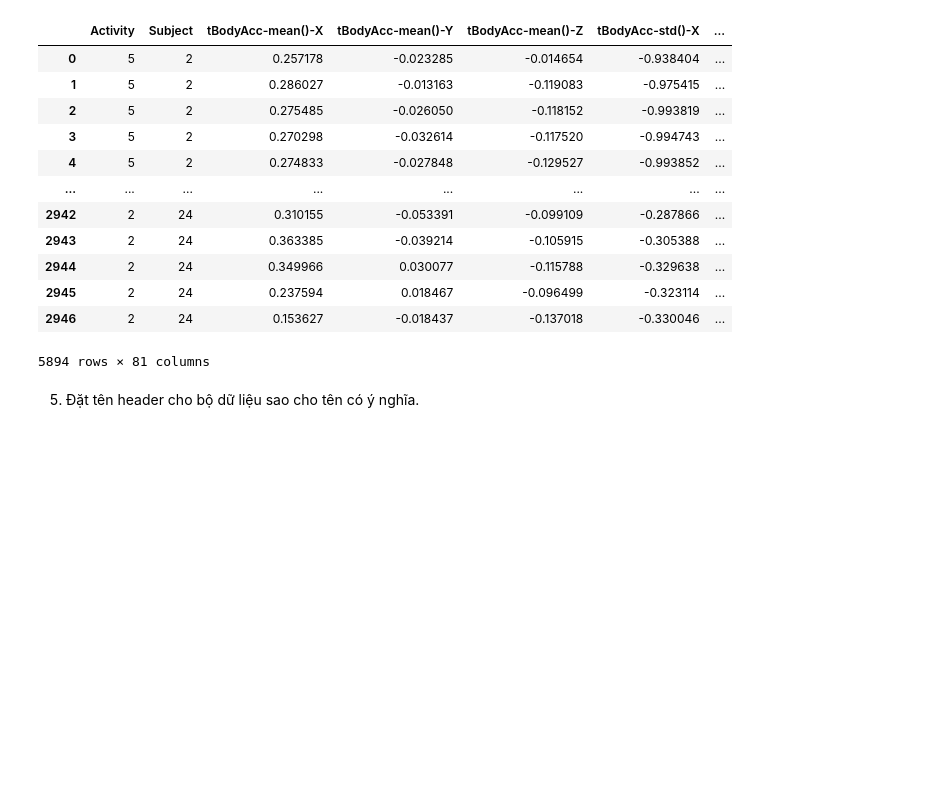
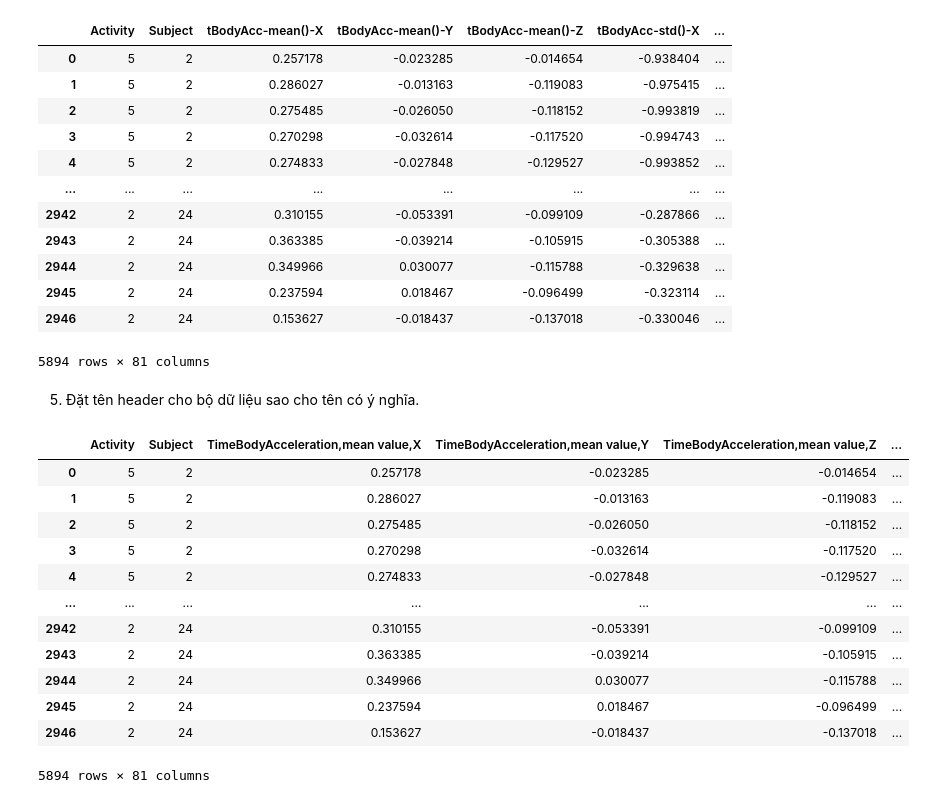
Before and after one commit to thythybui/DS108.O21.2, a Jupyter notebook: LAB_3/instruction_list.ipynb, the cells around one changed output. Saved outputs shown, nothing was run; the diff lists cells and outputs as text; code cells hidden in the pictures; blank space fills up the shorter version.

```diff
--- a/LAB_3/instruction_list.ipynb
+++ b/LAB_3/instruction_list.ipynb
@@ -373,0 +393,16 @@ X_mean_std
+# %%
+X_mean_std
+# %% [output]
+|  | Activity | Subject | TimeBodyAcceleration,mean value,X | TimeBodyAcceleration,mean value,Y | TimeBodyAcceleration,mean value,Z | ... |
+| 0 | 5 | 2 | 0.257178 | -0.023285 | -0.014654 | ... |
+| 1 | 5 | 2 | 0.286027 | -0.013163 | -0.119083 | ... |
+| 2 | 5 | 2 | 0.275485 | -0.026050 | -0.118152 | ... |
+| 3 | 5 | 2 | 0.270298 | -0.032614 | -0.117520 | ... |
+| 4 | 5 | 2 | 0.274833 | -0.027848 | -0.129527 | ... |
+| ... | ... | ... | ... | ... | ... | ... |
+| 2942 | 2 | 24 | 0.310155 | -0.053391 | -0.099109 | ... |
+| 2943 | 2 | 24 | 0.363385 | -0.039214 | -0.105915 | ... |
+| 2944 | 2 | 24 | 0.349966 | 0.030077 | -0.115788 | ... |
+| 2945 | 2 | 24 | 0.237594 | 0.018467 | -0.096499 | ... |
+| 2946 | 2 | 24 | 0.153627 | -0.018437 | -0.137018 | ... |
+5894 rows × 81 columns
```
Also changed, not shown: parts of 7 cells of this notebook.
